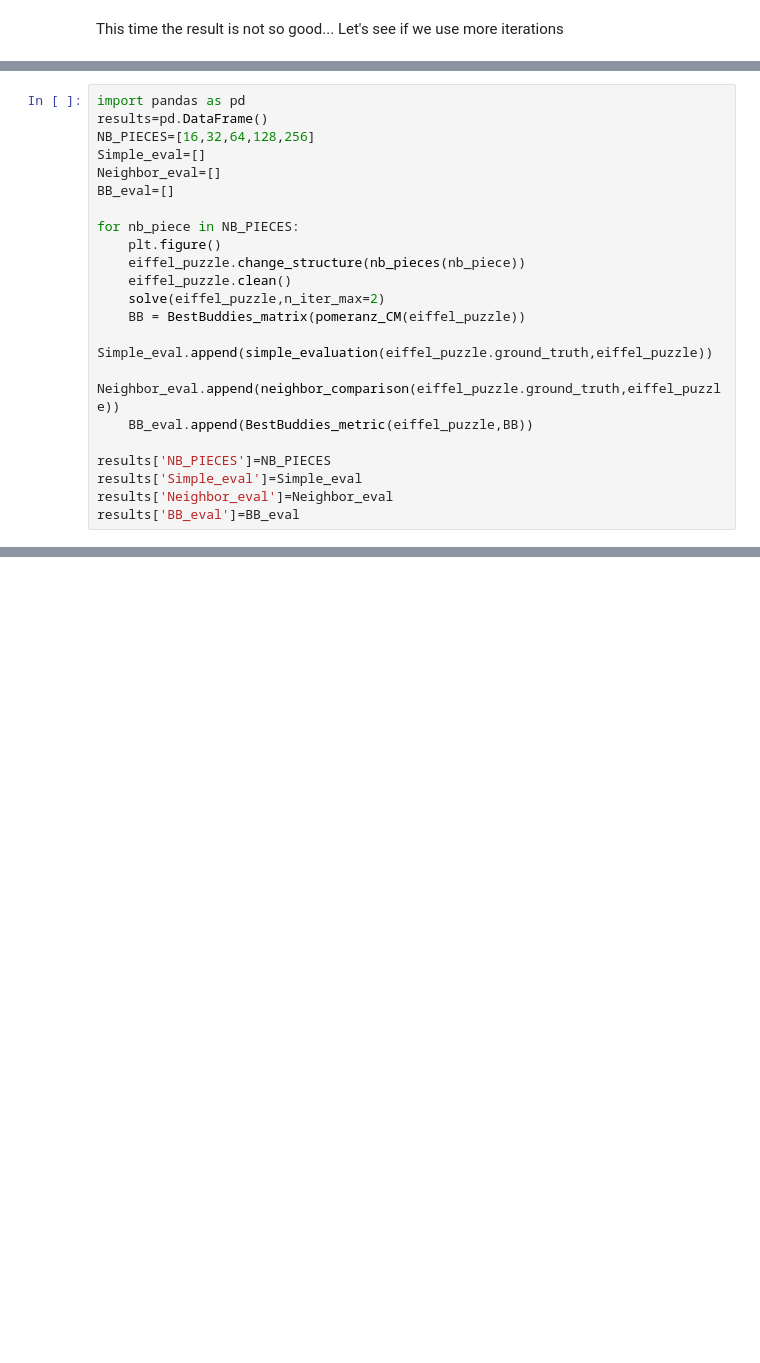
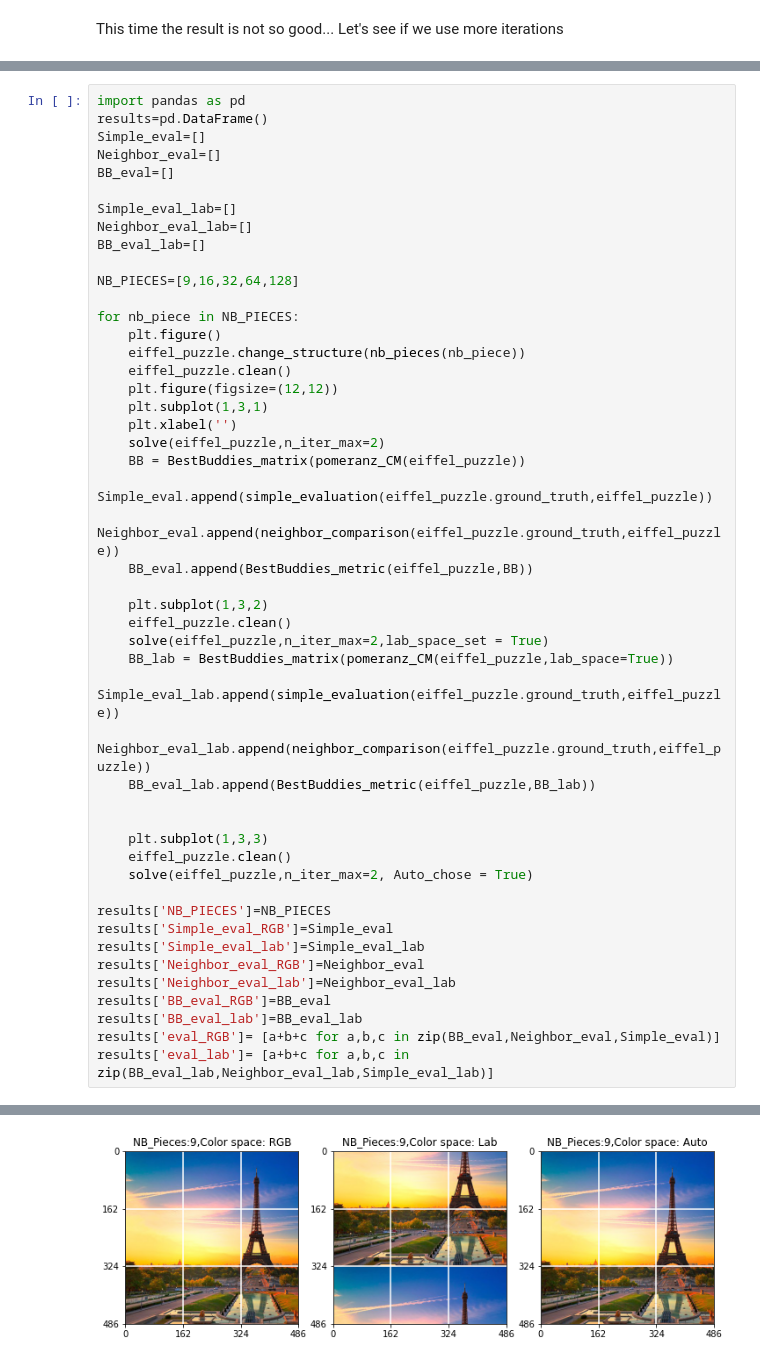
Before and after one commit to juliennonin/jigsaw-puzzle-solver, a Jupyter notebook: sandbox.ipynb, the cells around one changed output, grey strips where cells are left out. Saved outputs shown, nothing was run; the diff lists cells and outputs as text; blank space fills up the shorter version.

```diff
--- a/sandbox.ipynb
+++ b/sandbox.ipynb
@@ -198,22 +243,49 @@ We have challenged our solver with the same puzzle but cutted into different num
 # %%
 import pandas as pd
 results=pd.DataFrame()
-NB_PIECES=[16,32,64,128,256]
 Simple_eval=[]
 Neighbor_eval=[]
 BB_eval=[]
+
+Simple_eval_lab=[]
+Neighbor_eval_lab=[]
+BB_eval_lab=[]
+
+NB_PIECES=[9,16,32,64,128]
 
 for nb_piece in NB_PIECES:
     plt.figure()
     eiffel_puzzle.change_structure(nb_pieces(nb_piece))
     eiffel_puzzle.clean()
+    plt.figure(figsize=(12,12))
+    plt.subplot(1,3,1)
+    plt.xlabel('')
     solve(eiffel_puzzle,n_iter_max=2)
     BB = BestBuddies_matrix(pomeranz_CM(eiffel_puzzle))
     Simple_eval.append(simple_evaluation(eiffel_puzzle.ground_truth,eiffel_puzzle))
     Neighbor_eval.append(neighbor_comparison(eiffel_puzzle.ground_truth,eiffel_puzzle))
     BB_eval.append(BestBuddies_metric(eiffel_puzzle,BB))
 
+    plt.subplot(1,3,2)
+    eiffel_puzzle.clean()
+    solve(eiffel_puzzle,n_iter_max=2,lab_space_set = True)
+    BB_lab = BestBuddies_matrix(pomeranz_CM(eiffel_puzzle,lab_space=True))
+    Simple_eval_lab.append(simple_evaluation(eiffel_puzzle.ground_truth,eiffel_puzzle))
+    Neighbor_eval_lab.append(neighbor_comparison(eiffel_puzzle.ground_truth,eiffel_puzzle))
+    BB_eval_lab.append(BestBuddies_metric(eiffel_puzzle,BB_lab))
+
+
+    plt.subplot(1,3,3)
+    eiffel_puzzle.clean()
+    solve(eiffel_puzzle,n_iter_max=2, Auto_chose = True)
+
 results['NB_PIECES']=NB_PIECES
-results['Simple_eval']=Simple_eval
-results['Neighbor_eval']=Neighbor_eval
-results['BB_eval']=BB_eval
+results['Simple_eval_RGB']=Simple_eval
+results['Simple_eval_lab']=Simple_eval_lab
+results['Neighbor_eval_RGB']=Neighbor_eval
+results['Neighbor_eval_lab']=Neighbor_eval_lab
+results['BB_eval_RGB']=BB_eval
+results['BB_eval_lab']=BB_eval_lab
+results['eval_RGB']= [a+b+c for a,b,c in zip(BB_eval,Neighbor_eval,Simple_eval)]
+results['eval_lab']= [a+b+c for a,b,c in zip(BB_eval_lab,Neighbor_eval_lab,Simple_eval_lab)]
+# %% [output]
@@ -219,0 +293 @@ results['BB_eval']=BB_eval
+[figure, added]
```
Also changed, not shown: parts of 27 cells of this notebook.
